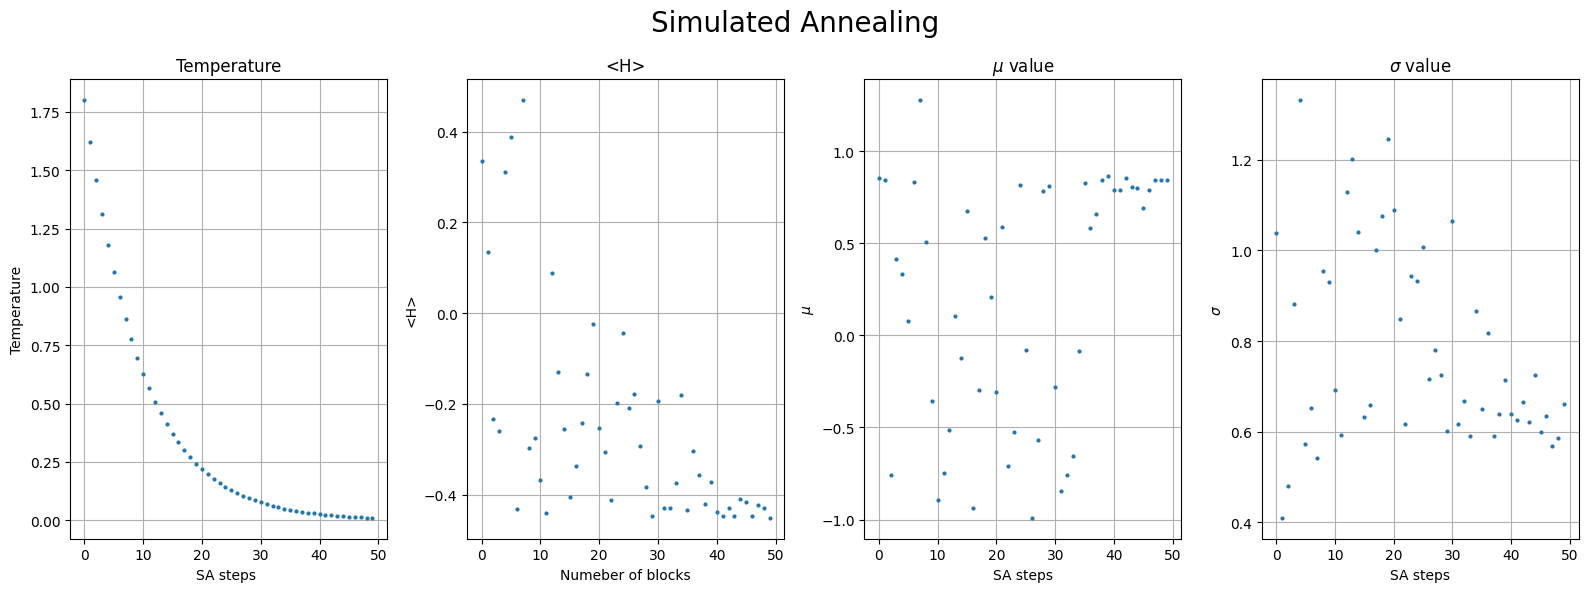
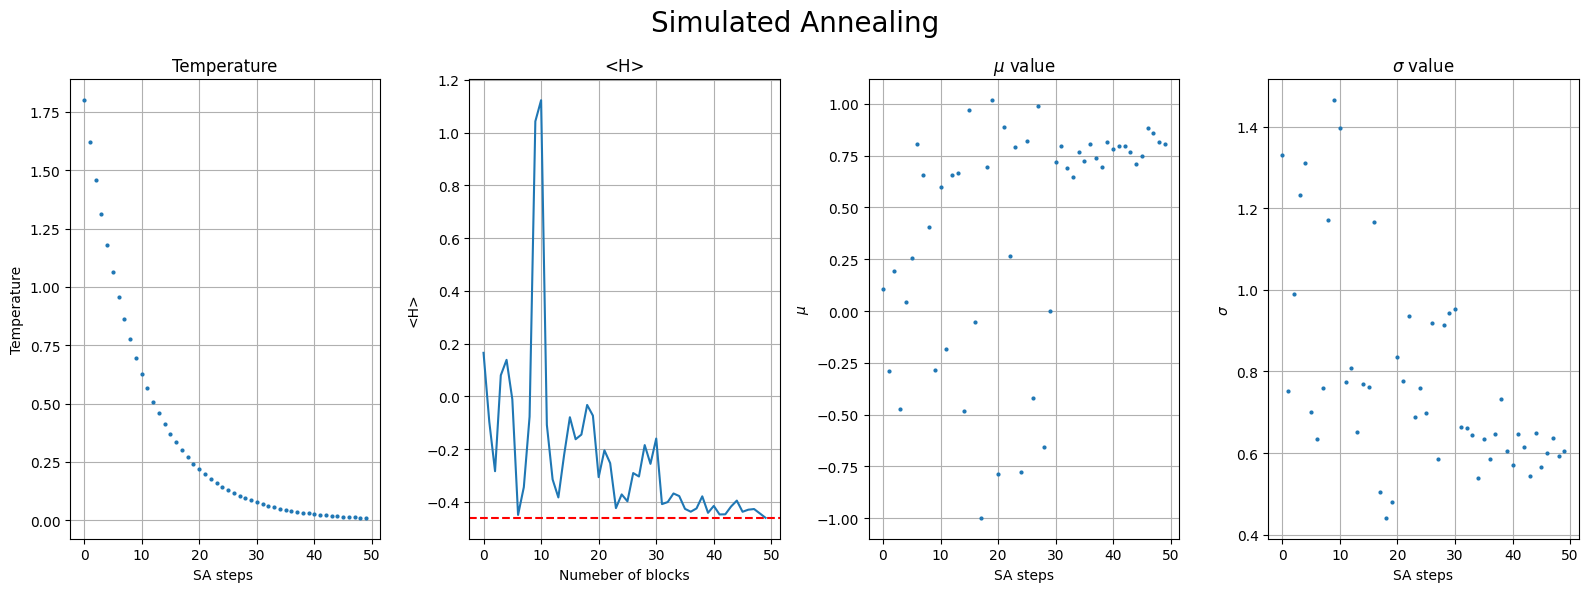
Unified diff of the notebook cell whose output changed from the first chart to the second:
--- before
+++ after
@@ -1,4 +1,4 @@
 
-T, H, H_err, mu, sigma = np.loadtxt('Dati.dat', unpack=True)
+T, H, H_err, mu, sigma = np.loadtxt('OUTPUT/Dati.dat', unpack=True)
 x= np.arange(len(T))
 
@@ -13,9 +13,10 @@
 ax1.set_ylabel("Temperature")
 
-ax2.errorbar(x, H, fmt ='o', markersize = 2 , elinewidth=0.4)
+ax2.errorbar(x, H, markersize = 2 , elinewidth=0.4)
 ax2.grid(True)
 ax2.set_title("<H>")
 ax2.set_xlabel("Numeber of blocks")
 ax2.set_ylabel("<H>")
+ax2.axhline(y=-0.4604, linestyle='--', color= 'red')
 
 

Commit: Ho sistemato un po' alcuni file